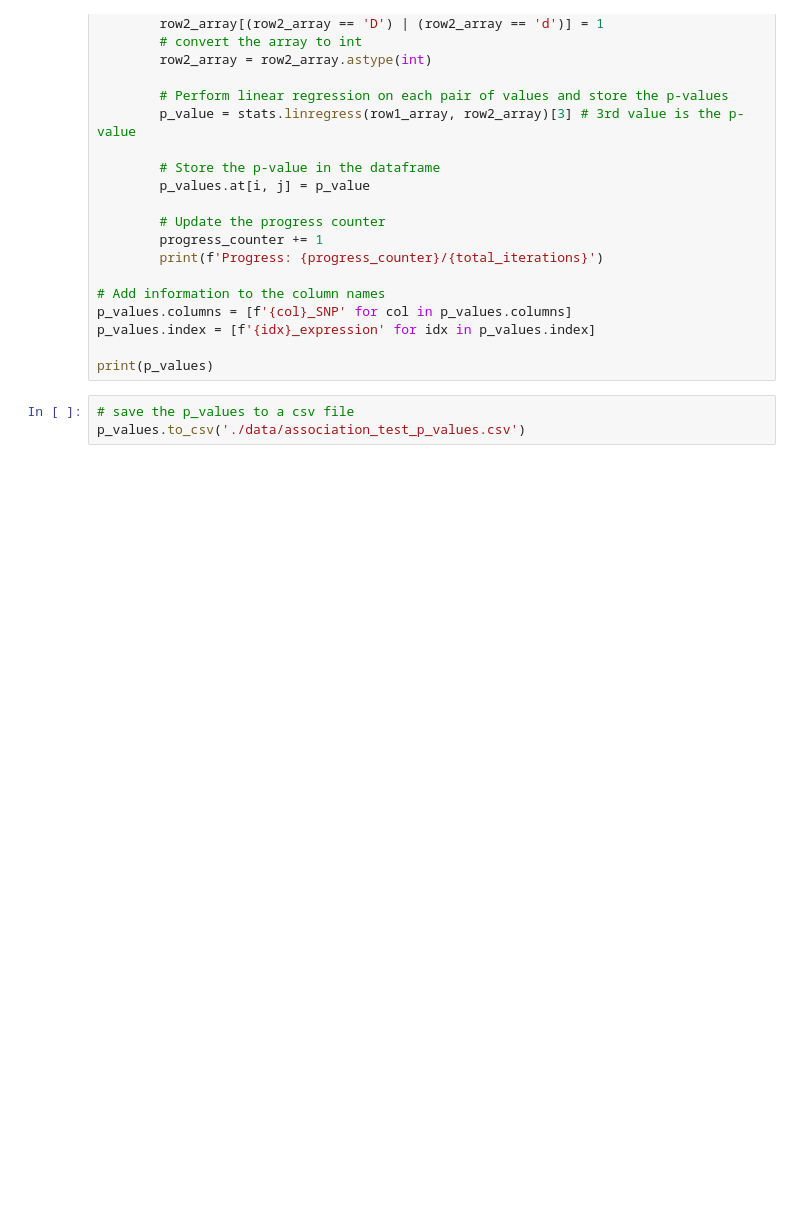
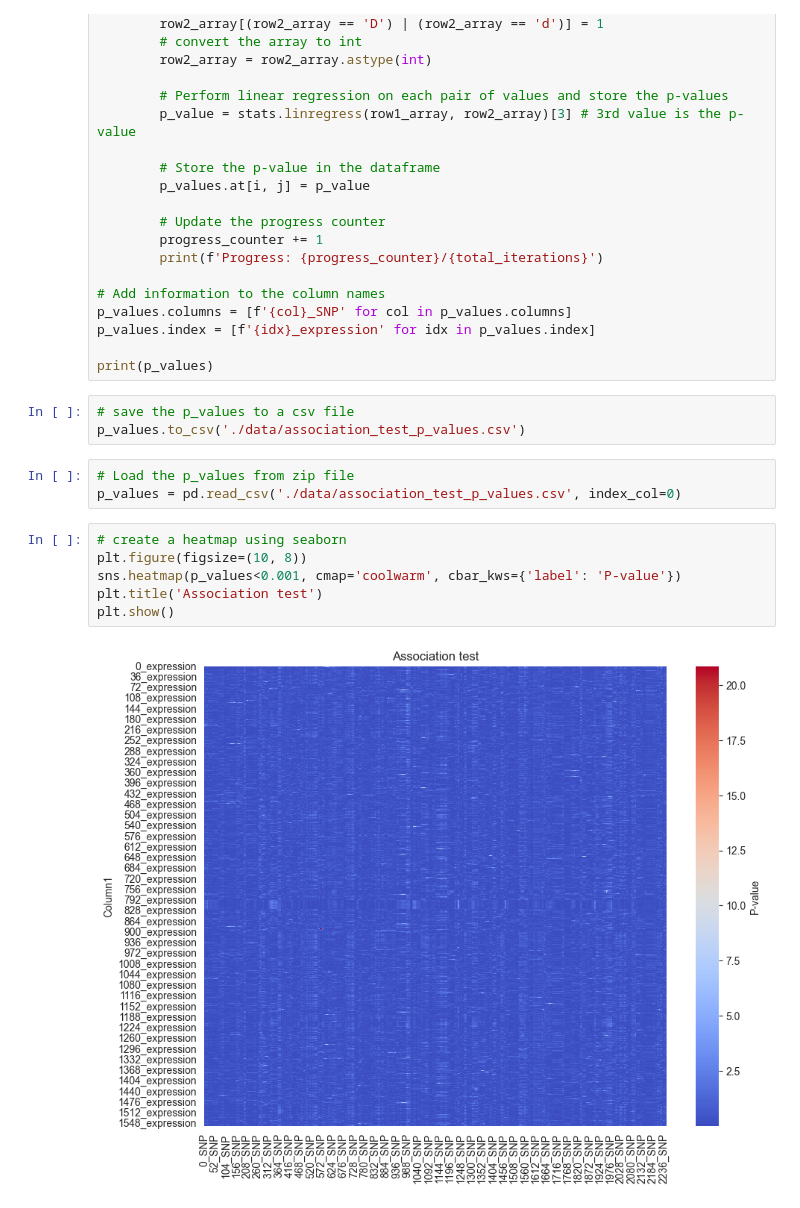
Before and after one commit to ShaniSoustiel/personal-medicine-tau, a Jupyter notebook: exercise3/ex3_association_test.ipynb, the cells around one changed output. Drawn from its saved outputs; the diff is of its cells as text; blank space fills up the shorter version.

Commit message:
adding heatmap visualisation

```diff
--- a/exercise3/ex3_association_test.ipynb
+++ b/exercise3/ex3_association_test.ipynb
@@ -149,3 +148,14 @@ print(p_values)
 # %%
 # save the p_values to a csv file
 p_values.to_csv('./data/association_test_p_values.csv')
+# %%
+# Load the p_values from zip file
+p_values = pd.read_csv('./data/association_test_p_values.csv', index_col=0)
+# %%
+# create a heatmap using seaborn
+plt.figure(figsize=(10, 8))
+sns.heatmap(p_values<0.001, cmap='coolwarm', cbar_kws={'label': 'P-value'})
+plt.title('Association test')
+plt.show()
+# %% [output]
+[figure, added]
```
Also changed, not shown: parts of 1 cell of this notebook.
